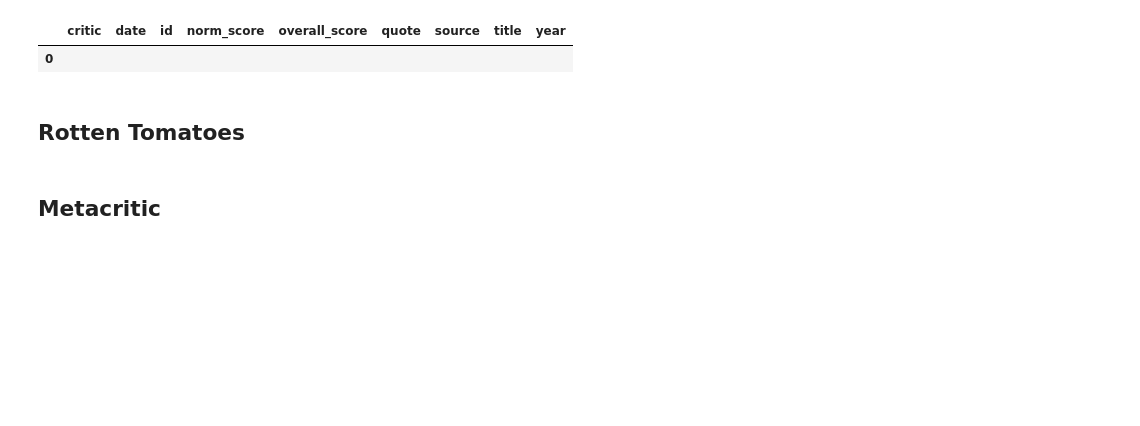
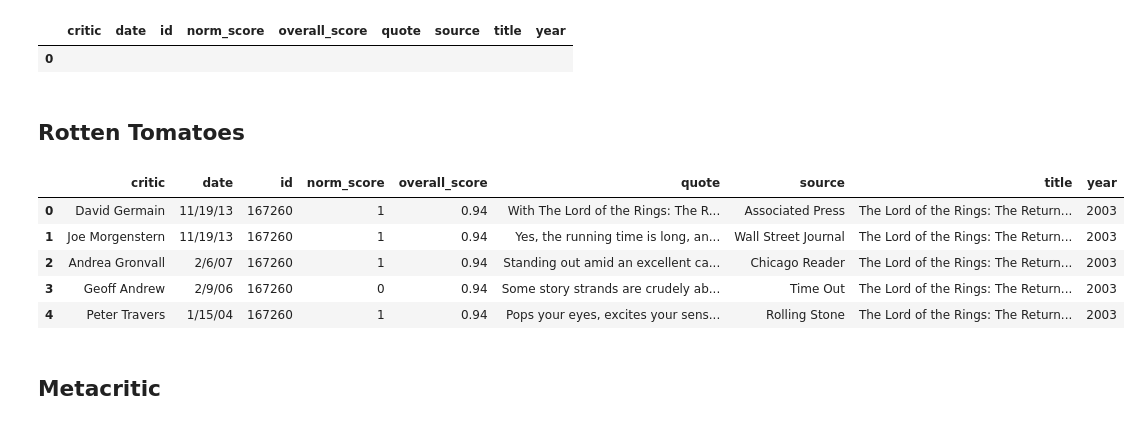
Before and after one commit to rizzomichaelg/cs109-oscars, a Jupyter notebook: process_book.ipynb, the cells around one changed output. Cells and saved outputs as stored; diff of their text form; code cells hidden in the pictures; blank space fills up the shorter version.

Commit message:
added a filter for the rotten tomatoes data

```diff
--- a/process_book.ipynb
+++ b/process_book.ipynb
@@ -719,3 +715,28 @@ def get_all_rtomatoes_movies(movieList):
+# %%
+# actually call the functions and save in a file
+
+#alldata = pd.read_csv('./revised_id_data.csv')
+#rot_tom_data = get_all_rtomatoes_movies(alldata)
+
+#once we have the stored csv file not necessary to make the above calls, and can just do:
+rotten_df = pd.read_csv('data/rotten_tomatoes_data.csv')
+
+def filter_tomatoes(dataF):
+    for ind, each in enumerate(dataF['quote']):
+        if(str(each) == 'nan'):
+            dataF['quote'][ind] = 'NoReview'
+    dataF = dataF[dataF.quote != 'NoReview']
+    return dataF
+
+rotten_df = filter_tomatoes(rotten_df)
+rotten_df.head()
+# %% [output]
+|  | critic | date | id | norm_score | overall_score | quote | source | title | year |
+| 0 | David Germain | 11/19/13 | 167260 | 1 | 0.94 | With The Lord of the Rings: The R... | Associated Press | The Lord of the Rings: The Return... | 2003 |
+| 1 | Joe Morgenstern | 11/19/13 | 167260 | 1 | 0.94 | Yes, the running time is long, an... | Wall Street Journal | The Lord of the Rings: The Return... | 2003 |
+| 2 | Andrea Gronvall | 2/6/07 | 167260 | 1 | 0.94 | Standing out amid an excellent ca... | Chicago Reader | The Lord of the Rings: The Return... | 2003 |
+| 3 | Geoff Andrew | 2/9/06 | 167260 | 0 | 0.94 | Some story strands are crudely ab... | Time Out | The Lord of the Rings: The Return... | 2003 |
+| 4 | Peter Travers | 1/15/04 | 167260 | 1 | 0.94 | Pops your eyes, excites your sens... | Rolling Stone | The Lord of the Rings: The Return... | 2003 |
 # %% [markdown]
 <h2>Metacritic</h2>
 # %%
```
Also changed, not shown: parts of 2 cells of this notebook.
